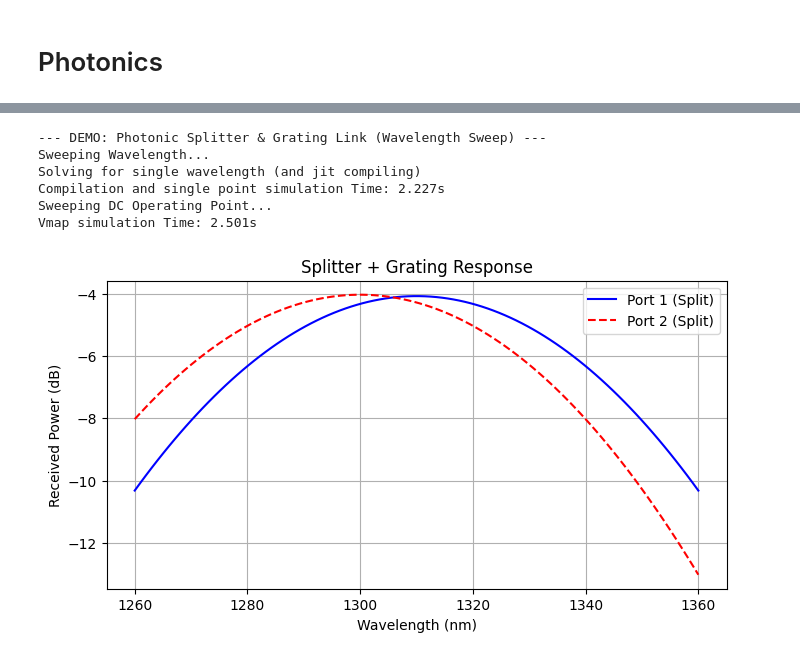
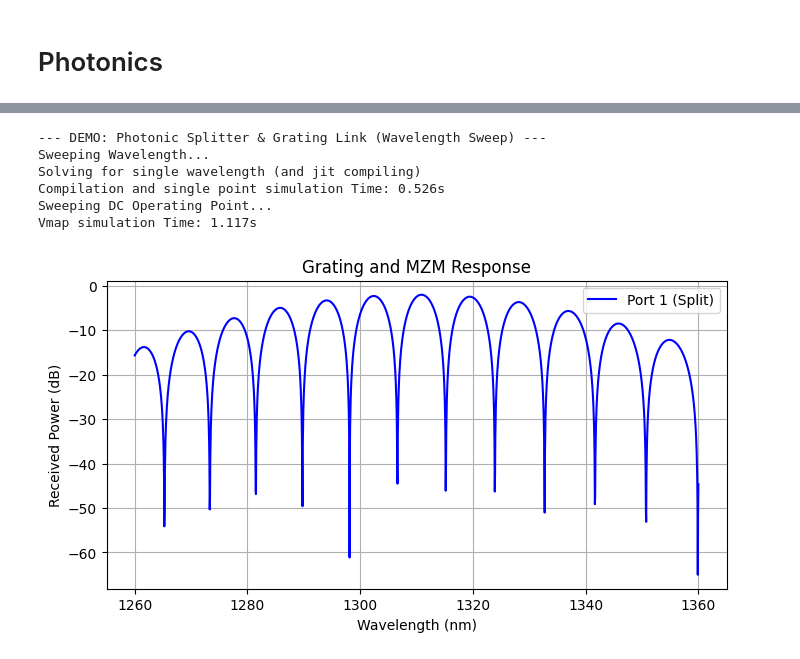
Before and after one commit to cdaunt/circulus, a Jupyter notebook: examples/photonics.ipynb, the cells around one changed output, grey strips where cells are left out. Cells and saved outputs as stored; diff of their text form; code cells hidden in the pictures.

```diff
--- a/examples/photonics.ipynb
+++ b/examples/photonics.ipynb
@@ -14,4 +206,5 @@ from circulus.photonic_components import Grating, OpticalWaveguide, Splitter, Op
 # %%
+from circulus.photonic_components import Grating, OpticalWaveguide, Splitter, OpticalSource
 print("--- DEMO: Photonic Splitter & Grating Link (Wavelength Sweep) ---")
 
 models_map = {
@@ -23,35 +216,10 @@ models_map = {
     'ground': lambda: 0
 }
 
-net_dict = {
-    "instances": {
-        "GND": {"component":"ground"},
-        "Laser": {"component":"source", "settings":{"power": 1.0, "phase": 0.0}},
-        "WG_In": {"component":"waveguide", "settings":{"length_um": 100.0}},
-        "Splitter": {"component":"splitter", "settings":{"split_ratio": 0.5}},
-        "WG_Arm1": {"component":"waveguide", "settings":{"length_um": 500.0}},
-        "GC1":   {"component":"grating", "settings":{"peak_loss_dB": 1.0, "bandwidth_1dB": 40.0}},
-        "Load1":  {"component":"resistor", "settings":{"R": 1.0}},
-        "WG_Arm2": {"component":"waveguide", "settings":{"length_um": 50.0}},
-        "GC2":   {"component":"grating", "settings":{"peak_loss_dB": 1.0, "bandwidth_1dB": 40.0, "center_wavelength_nm":1300}},
-        "Load2":  {"component":"resistor", "settings":{"R": 1.0}},
-    },
-    "connections": {
-        "GND,p1": ("Laser,p2", "Load1,p2", "Load2,p2"),
-        "Laser,p1": "WG_In,p1",
-        "WG_In,p2": "Splitter,p1",
-        "Splitter,p2": "WG_Arm1,p1",
-        "WG_Arm1,p2": "GC1,grating",
-        "GC1,waveguide": "Load1,p1",
-        "Splitter,p3": "WG_Arm2,p1",
-        "WG_Arm2,p2": "GC2,grating",
-        "GC2,waveguide": "Load2,p1",
-    },
-}
 
 groups, sys_size, port_map = compile_netlist(net_dict, models_map)
 
-wavelengths = jnp.linspace(1260, 1360, 100)
+wavelengths = jnp.linspace(1260, 1360, 2000)
 
 solver_strat = KLUSolver.from_circuit(groups, sys_size, is_complex=True)
 
@@ -64,38 +232,38 @@ def solve_for_loss(val):
     return y_flat
 
 start = time.time()
 print("Solving for single wavelength (and jit compiling)")
 solve_for_loss(1310)
 total = time.time() - start
 print(f"Compilation and single point simulation Time: {total:.3f}s")
 
 print("Sweeping DC Operating Point...")
 start = time.time()
 solutions = jax.vmap(solve_for_loss)(wavelengths)
 total = time.time() - start
 print(f"Vmap simulation Time: {total:.3f}s")
 
-v_out1 = solutions[:, port_map["Load1,p1"]] + 1j * solutions[:, port_map["Load1,p1"]+sys_size]
-v_out2 = solutions[:, port_map["Load2,p1" ]] + 1j * solutions[:, port_map["Load2,p1"]+sys_size]
+v_out1 = solutions[:, port_map["Detector,p1"]] + 1j * solutions[:, port_map["Detector,p1"]+sys_size]
+#v_out2 = solutions[:, port_map["Load2,p1" ]] + 1j * solutions[:, port_map["Load2,p1"]+sys_size]
 
 p_out1_db = 10.0 * jnp.log10(jnp.abs(v_out1)**2 + 1e-12)
-p_out2_db = 10.0 * jnp.log10(jnp.abs(v_out2)**2 + 1e-12)
+#p_out2_db = 10.0 * jnp.log10(jnp.abs(v_out2)**2 + 1e-12)
 
 plt.figure(figsize=(8, 4))
 plt.plot(wavelengths, p_out1_db, 'b-', label='Port 1 (Split)')
-plt.plot(wavelengths, p_out2_db, 'r--', label='Port 2 (Split)')
+#plt.plot(wavelengths, p_out2_db, 'r--', label='Port 2 (Split)')
 
-plt.title("Splitter + Grating Response")
+plt.title("Grating and MZM Response")
 plt.xlabel("Wavelength (nm)")
 plt.ylabel("Received Power (dB)")
 plt.legend()
 plt.grid(True)
 plt.show()
 # %% [output]
 --- DEMO: Photonic Splitter & Grating Link (Wavelength Sweep) ---
 Sweeping Wavelength...
 Solving for single wavelength (and jit compiling)
-Compilation and single point simulation Time: 2.227s
+Compilation and single point simulation Time: 0.526s
 Sweeping DC Operating Point...
-Vmap simulation Time: 2.501s
+Vmap simulation Time: 1.117s
-[figure, old version]
+[figure, new version]
```
Also changed, not shown: parts of 4 cells of this notebook, 14 other files.
